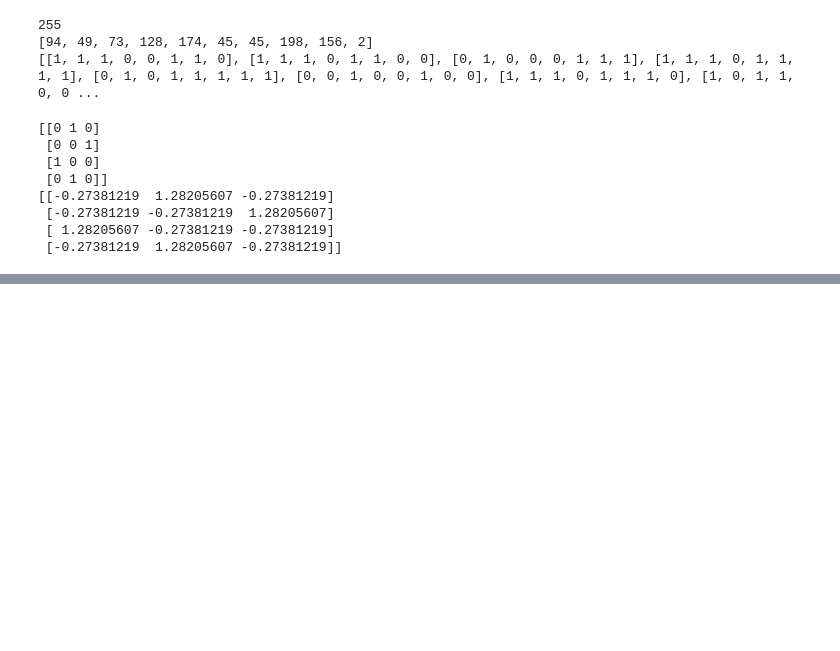
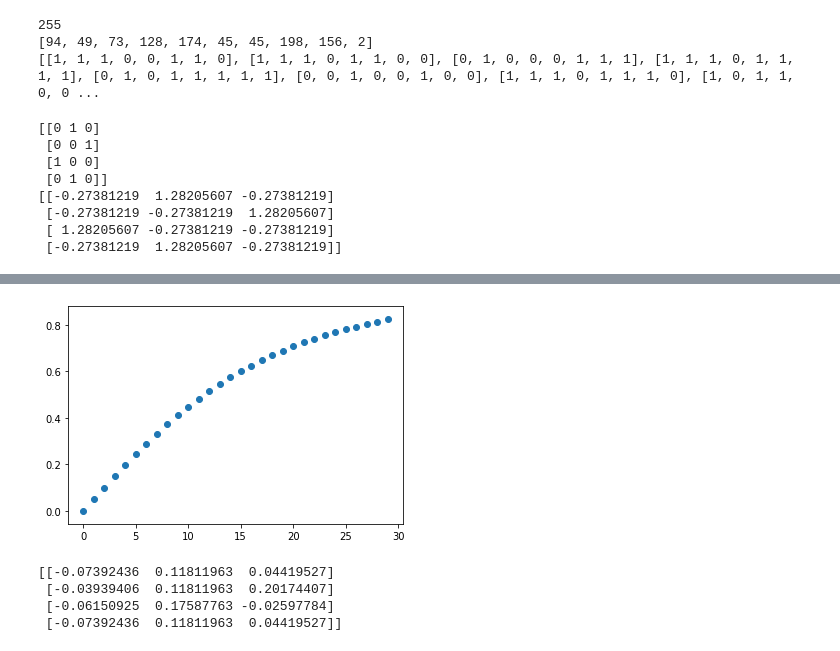
Before and after one commit to Unilmalas/EndToEndMemRNN, a Jupyter notebook: NTM 0.ipynb, the cells around one changed output, grey strips where cells are left out. Saved outputs shown, nothing was run; the diff lists cells and outputs as text; code cells hidden in the pictures; blank space fills up the shorter version.

Commit message:
small fixes, attention model started

```diff
--- a/NTM 0.ipynb
+++ b/NTM 0.ipynb
@@ -419,0 +485,36 @@ if __name__=="__main__":
+# %%
+# similarity test
+import numpy as np
+import matplotlib.pyplot as plt
+
+def softmax(x, d=False):
+    ex = np.exp(x - np.max(x))
+    res = ex / ex.sum()
+    if d:
+        return res * (1 - res)
+    else:
+        return res
+
+def simK(u, v): # similarity measure
+    return np.dot(u, v) / np.linalg.norm(u) / np.linalg.norm(v)
+
+def attention(q, k, v): # scaled dot-product attention
+    dk = np.shape(k)[1] # dimension of keys
+    return np.dot(softmax(np.true_divide(np.dot(q, k.T), np.sqrt(dk))), v)
+
+if __name__=="__main__":
+    v0 = np.array([[1,0]])
+    x = range(0,30,1)
+    y = [simK(v0, np.array([[v/20,1]]).T) for v in x]
+    plt.scatter(x, y)
+    plt.show()
+    Q = np.array([[-1, 1, 0], [1, 1, 0], [-1, 0, 1], [-1, 1, 0]]) # query
+    K = np.array([[-1, 0, 1], [0, 1, 1], [1, -1, 0], [1, 0, -1]]) # key
+    V = np.array([[0, 1, -1], [-1, 0, 1], [1, 0, 1], [0, 1, 1]]) # value
+    print(attention(Q, K, V))
+# %% [output]
+[figure, added]
+[[-0.07392436  0.11811963  0.04419527]
+ [-0.03939406  0.11811963  0.20174407]
+ [-0.06150925  0.17587763 -0.02597784]
+ [-0.07392436  0.11811963  0.04419527]]
```
Also changed, not shown: parts of 1 cell of this notebook, 1 other file.
